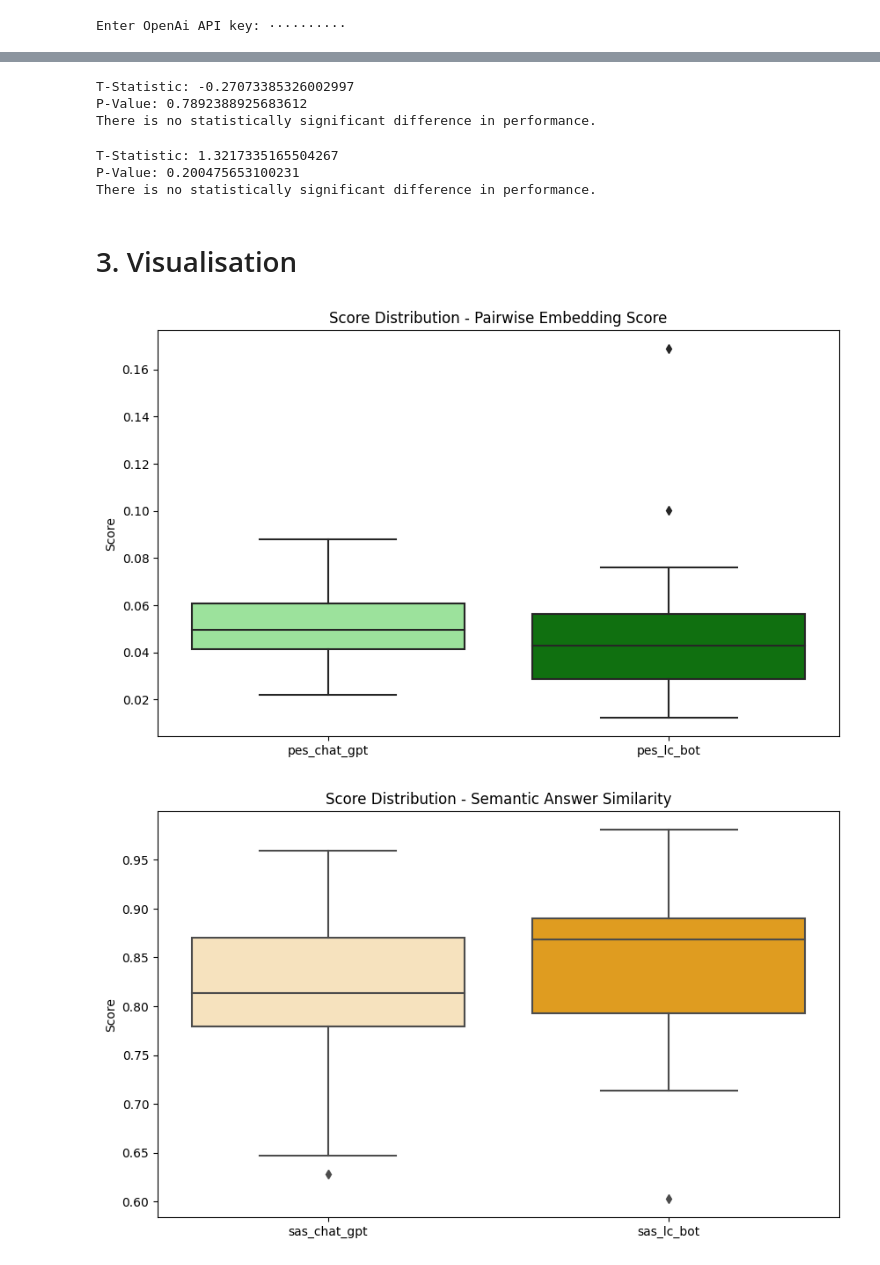
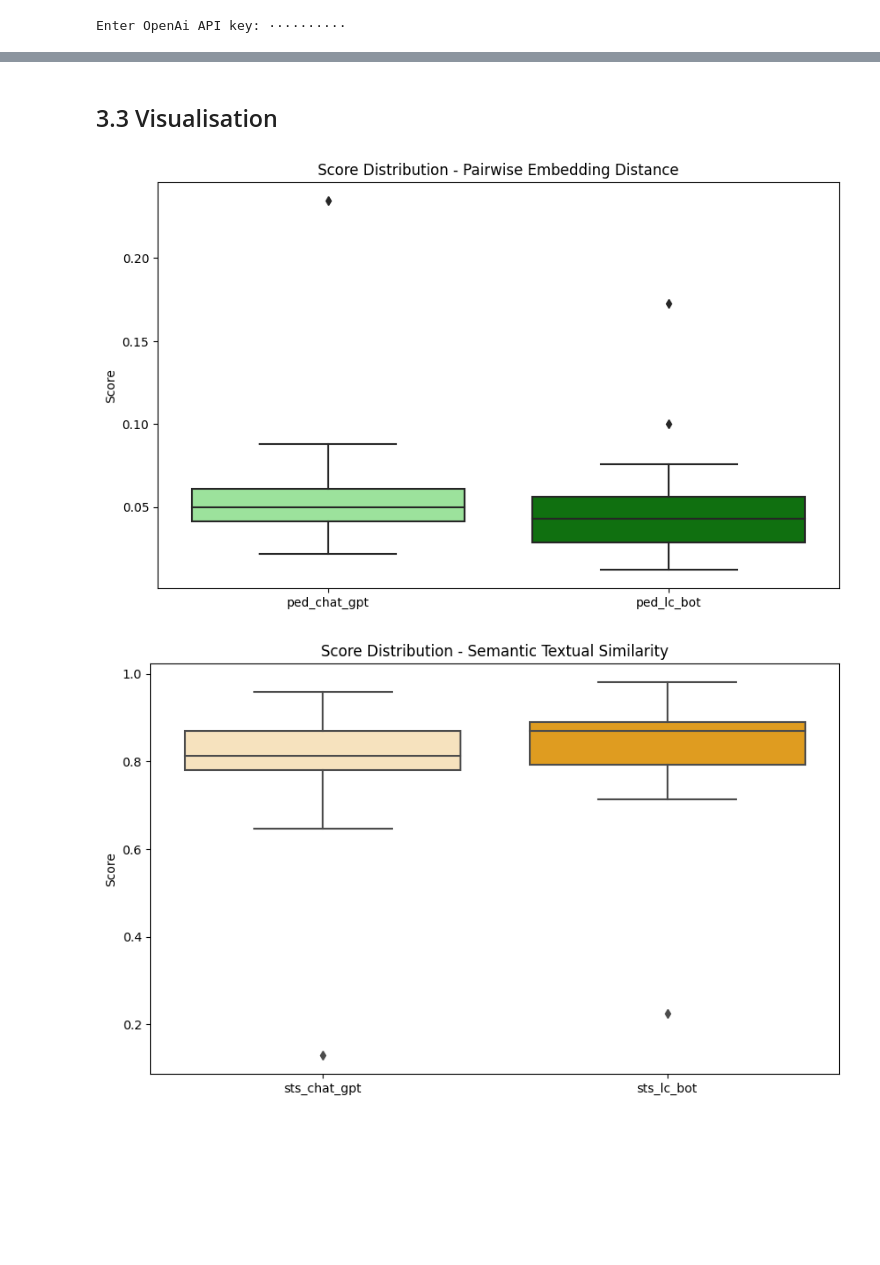
Before and after one commit to 3lle4/Lingception, a Jupyter notebook: lingception_eval.ipynb, the cells around one changed output, grey strips where cells are left out. Saved outputs shown, nothing was run; the diff lists cells and outputs as text; code cells hidden in the pictures; blank space fills up the shorter version.

```diff
--- a/lingception_eval.ipynb
+++ b/lingception_eval.ipynb
@@ -75,10 +76,10 @@ os.environ["OPENAI_API_KEY"] = OPENAI_API_KEY
 evaluator = load_evaluator("pairwise_embedding_distance")
 # %%
 # Pairwise Embedding Score for Expert/Lingception Bot
-df['pes_lc_bot'] = df.apply(lambda row: evaluator({'prediction_b': row['expert'], 'prediction': row['lc_bot']})['score'], axis=1)
+df['ped_lc_bot'] = df.apply(lambda row: evaluator({'prediction_b': row['expert'], 'prediction': row['lc_bot']})['score'], axis=1)
 # %%
 # Pairwise Embedding Score for Expert/ChatGPT
-df['pes_chat_gpt'] = df.apply(lambda row: evaluator({'prediction_b': row['expert'], 'prediction': row['chat_gpt']})['score'], axis=1)
+df['ped_chat_gpt'] = df.apply(lambda row: evaluator({'prediction_b': row['expert'], 'prediction': row['chat_gpt']})['score'], axis=1)
 # %%
 df
 # %% [output]
@@ -112,10 +113,10 @@ The chosen model calculates the cosine similarity of two given output texts.
 
 Model: [all-mpnet-base-v2](https://huggingface.co/sentence-transformers/all-mpnet-base-v2), Benchmark: [sbert.net](https://www.sbert.net/docs/pretrained_models.html)
 # %%
-# Semantic Answer Similarity for Expert / Lingception Bot
+# Semantic Textual Similarity for Expert / Lingception Bot
 model = SentenceTransformer('all-MiniLM-L6-v2')
 
-df['sas_lc_bot'] = float('NaN')
+df['sts_lc_bot'] = float('NaN')
 
 for index, row in df.iterrows():
     expert_text = row['expert']
@@ -124,10 +125,10 @@ for index, row in df.iterrows():
     expert_embedding = model.encode(expert_text, convert_to_tensor=True)
     chat_gpt_embedding = model.encode(chat_gpt_text, convert_to_tensor=True)
 
-    df.at[index, 'sas_lc_bot'] = util.pytorch_cos_sim(expert_embedding, chat_gpt_embedding).item()
+    df.at[index, 'sts_lc_bot'] = util.pytorch_cos_sim(expert_embedding, chat_gpt_embedding).item()
 # %%
-# Semantic Answer Similarity for Expert / ChatGPT
-df['sas_chat_gpt'] = float('NaN')
+# Semantic Textual Similarity for Expert / ChatGPT
+df['sts_chat_gpt'] = float('NaN')
 
 for index, row in df.iterrows():
     expert_text = row['expert']
@@ -136,7 +137,7 @@ for index, row in df.iterrows():
     expert_embedding = model.encode(expert_text, convert_to_tensor=True)
     chat_gpt_embedding = model.encode(chat_gpt_text, convert_to_tensor=True)
 
-    df.at[index, 'sas_chat_gpt'] = util.pytorch_cos_sim(expert_embedding, chat_gpt_embedding).item()
+    df.at[index, 'sts_chat_gpt'] = util.pytorch_cos_sim(expert_embedding, chat_gpt_embedding).item()
 # %%
 df
 # %% [output]
@@ -189,57 +195,25 @@ grouped_means
 # %%
 # new df from just the nlp related answers
 nlp_df = df[df['nlp_related'] == 1]
-# %%
-# Perform a t-test between 'pes_chat_gpt' and 'pes_lc_bot'
-t_stat, p_value = stats.ttest_rel(nlp_df['pes_lc_bot'], nlp_df['pes_chat_gpt'])
-
-print(f"T-Statistic: {t_stat}")
-print(f"P-Value: {p_value}")
-
-alpha = 0.05
-if p_value < alpha:
-    print("The difference in performance is statistically significant.")
-else:
-    print("There is no statistically significant difference in performance.")
-# %% [output]
-T-Statistic: -0.27073385326002997
-P-Value: 0.7892388925683612
-There is no statistically significant difference in performance.
-# %%
-# Perform a t-test between 'sas_chat_gpt' and 'sas_lc_bot'
-t_stat, p_value = stats.ttest_rel(nlp_df['sas_lc_bot'], nlp_df['sas_chat_gpt'])
-
-print(f"T-Statistic: {t_stat}")
-print(f"P-Value: {p_value}")
-
-alpha = 0.05
-if p_value < alpha:
-    print("The difference in performance is statistically significant.")
-else:
-    print("There is no statistically significant difference in performance.")
-# %% [output]
-T-Statistic: 1.3217335165504267
-P-Value: 0.200475653100231
-There is no statistically significant difference in performance.
 # %% [markdown]
-# 3. Visualisation
+## 3.3 Visualisation
 # %%
-palette = {'pes_chat_gpt': 'lightgreen', 'pes_lc_bot': 'green',
-           'sas_chat_gpt': 'moccasin', 'sas_lc_bot': 'orange'}
+palette = {'ped_chat_gpt': 'lightgreen', 'ped_lc_bot': 'green',
+           'sts_chat_gpt': 'moccasin', 'sts_lc_bot': 'orange'}
 
 # boxplot for Pairwise Embedding Score
 plt.figure(figsize=(10, 6))
-ax = sns.boxplot(data=nlp_df[['pes_chat_gpt', 'pes_lc_bot']], orient='vertical', palette=palette)
+ax = sns.boxplot(data=nlp_df[['ped_chat_gpt', 'ped_lc_bot']], orient='vertical', palette=palette)
 ax.set_ylabel('Score')
-ax.set_title('Score Distribution - Pairwise Embedding Score')
+ax.set_title('Score Distribution - Pairwise Embedding Distance')
 plt.show()
 
 # boxplot for Semantic Answer Similarity
 plt.figure(figsize=(10, 6))
-ax = sns.boxplot(data=nlp_df[['sas_chat_gpt', 'sas_lc_bot']], orient='vertical', palette=palette)
+ax = sns.boxplot(data=nlp_df[['sts_chat_gpt', 'sts_lc_bot']], orient='vertical', palette=palette)
 ax.set_ylabel('Score')
-ax.set_title('Score Distribution - Semantic Answer Similarity')
+ax.set_title('Score Distribution - Semantic Textual Similarity')
 plt.show()
 # %% [output]
-[figure, old version]
+[figure, new version]
-[figure, old version]
+[figure, new version]
```
Also changed, not shown: parts of 18 cells of this notebook.
